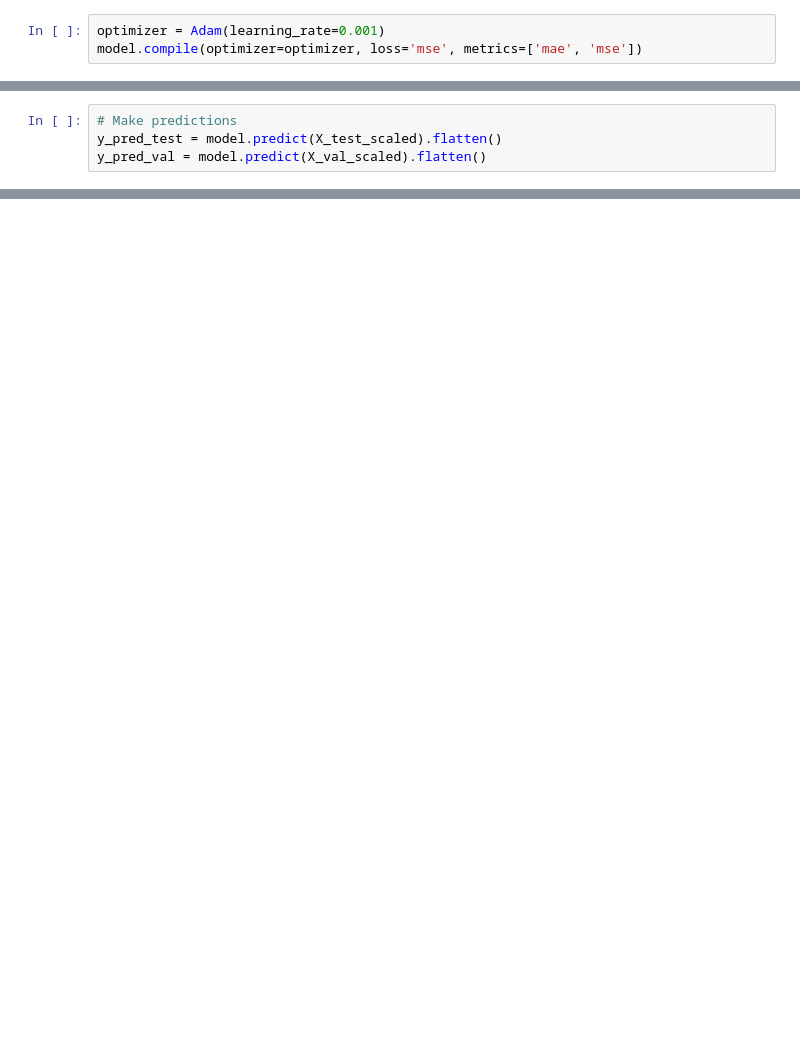
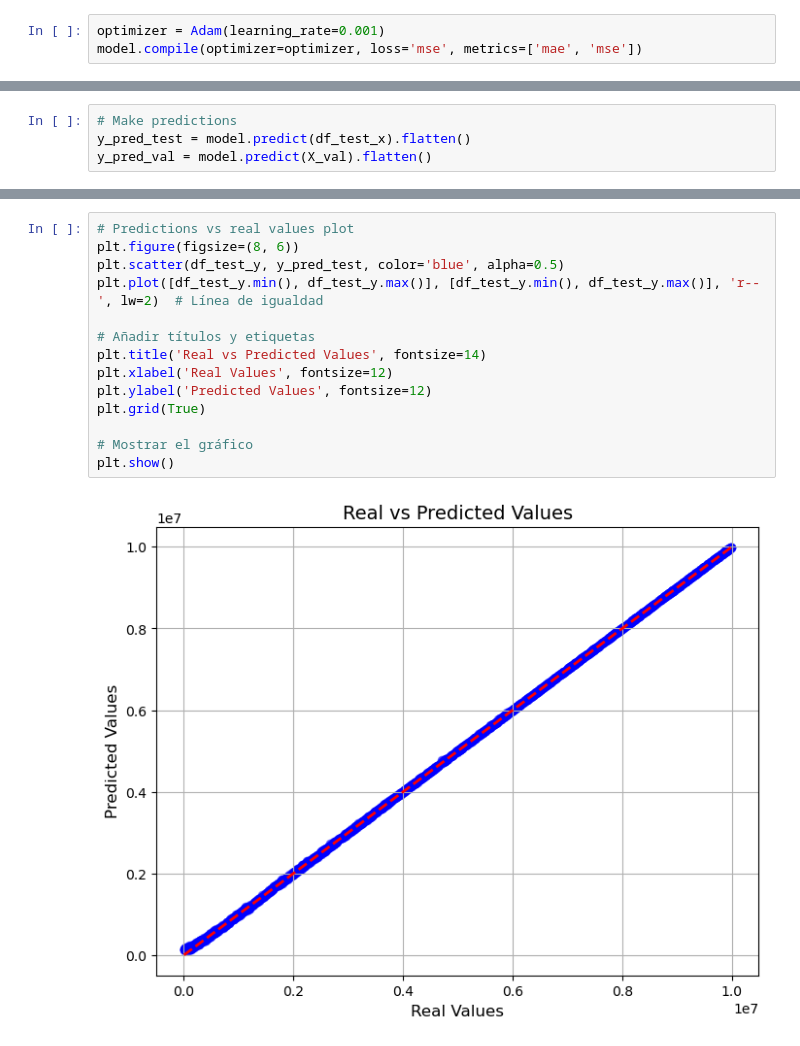
Before and after one commit to UxueGarciaRodriguez2/Prediction-of-Paris-Housing, a Jupyter notebook: NeuralN.ipynb, the cells around one changed output, grey strips where cells are left out. Cells and saved outputs as stored; diff of their text form; blank space fills up the shorter version.

```diff
--- a/NeuralN.ipynb
+++ b/NeuralN.ipynb
@@ -102,7 +91,7 @@ plt.show()
 # %%
 # Make predictions
-y_pred_test = model.predict(X_test_scaled).flatten()
-y_pred_val = model.predict(X_val_scaled).flatten()
+y_pred_test = model.predict(df_test_x).flatten()
+y_pred_val = model.predict(X_val).flatten()
 # %%
 # Evaluate the model
 
@@ -136,0 +126,16 @@ MAPE (Mean Absolute Percentage Error): 2.0182274645223917 %
+# %%
+# Predictions vs real values plot
+plt.figure(figsize=(8, 6))
+plt.scatter(df_test_y, y_pred_test, color='blue', alpha=0.5)
+plt.plot([df_test_y.min(), df_test_y.max()], [df_test_y.min(), df_test_y.max()], 'r--', lw=2)  # Línea de igualdad
+
+# Añadir títulos y etiquetas
+plt.title('Real vs Predicted Values', fontsize=14)
+plt.xlabel('Real Values', fontsize=12)
+plt.ylabel('Predicted Values', fontsize=12)
+plt.grid(True)
+
+# Mostrar el gráfico
+plt.show()
+# %% [output]
+[figure, added]
```
Also changed, not shown: parts of 8 cells of this notebook, 30 other files.
